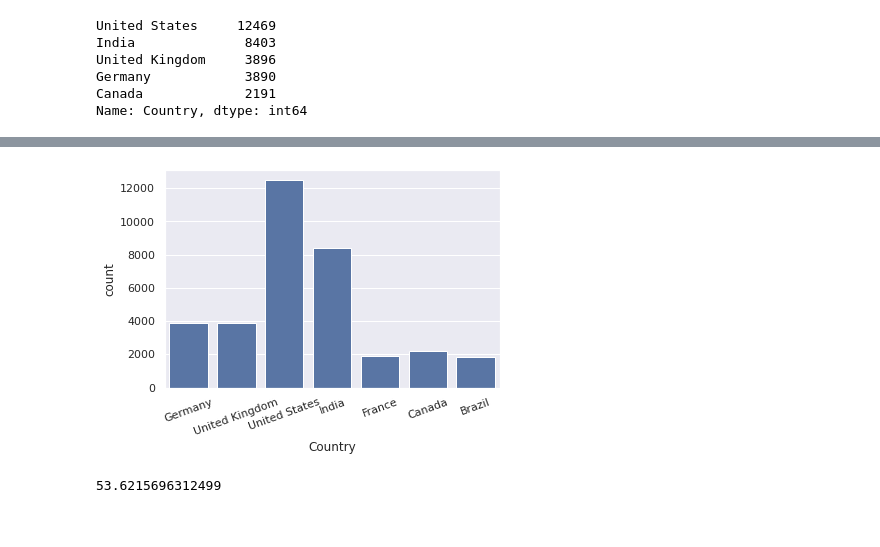
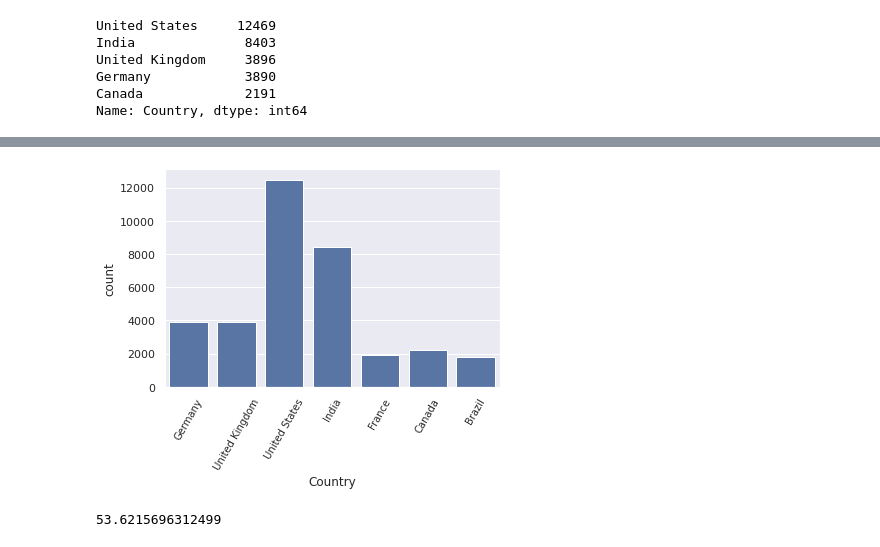
Before and after one commit to SolanaO/Developers_Survey_Analysis, a Jupyter notebook: stackBlogDataAnalysis.ipynb, the cells around one changed output, grey strips where cells are left out. Cells and saved outputs as stored; diff of their text form; code cells hidden in the pictures.

```diff
--- a/stackBlogDataAnalysis.ipynb
+++ b/stackBlogDataAnalysis.ipynb
@@ -190,13 +180,13 @@ Name: Country, Length: 183, dtype: float64
 # %%
 # the most represented countries, with more than 2000 respondents
 df_most_repres_countries = df[df.Country.map(df.Country.value_counts()) > 1500]
 
 # bar chart of the most represented countries
 sns.countplot(data = df_most_repres_countries, x='Country', color='b');
 # rotate the xtixks
-plt.xticks(rotation = 20);
+plt.xticks(size=10, rotation = 60);
 # %% [output]
-[figure, old version]
+[figure, new version]
 # %%
 # percentage of most represented countries respondents
 df_most_repres_countries.shape[0]/df.shape[0] * 100
```
Also changed, not shown: parts of 91 cells of this notebook.
